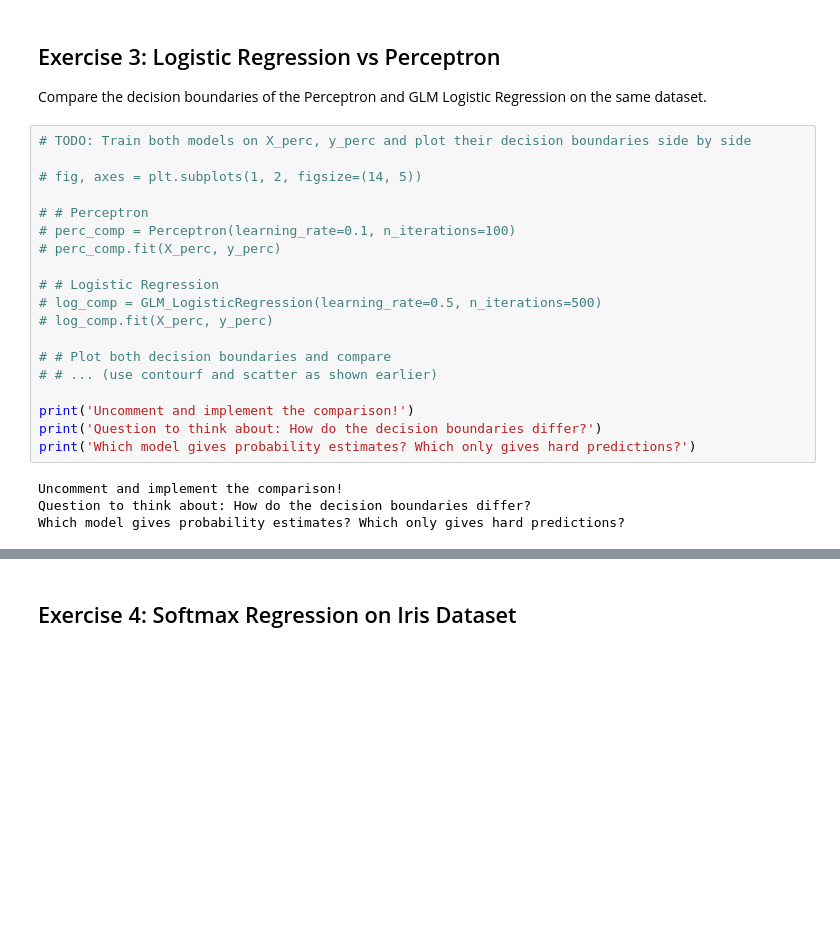
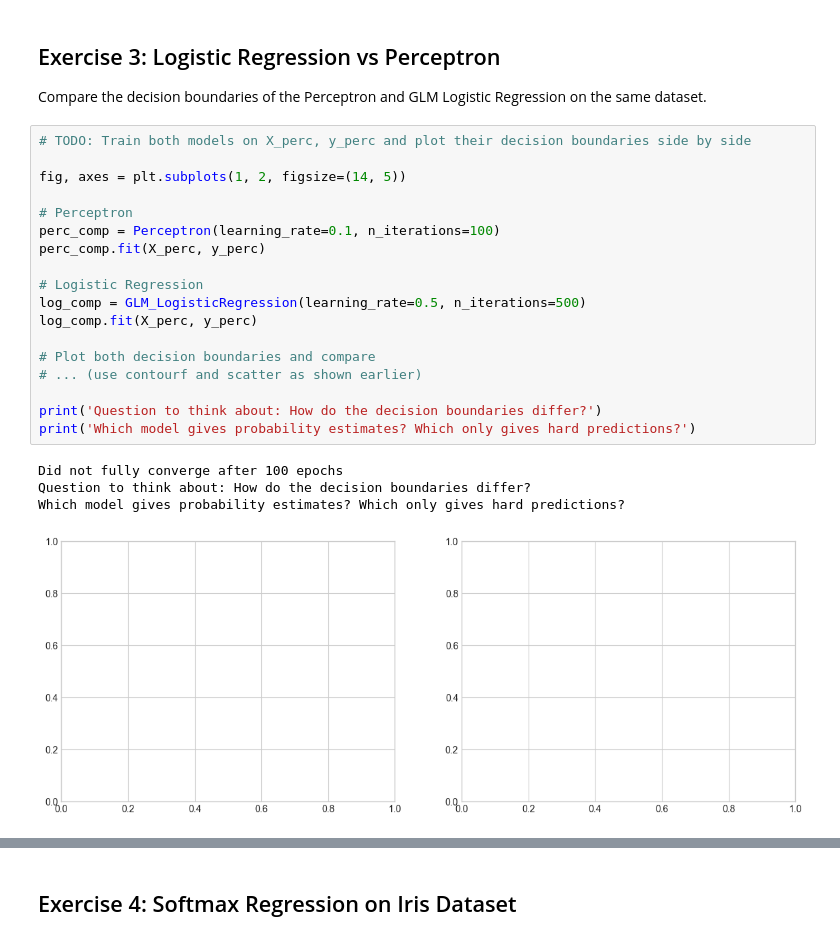
Before and after one commit to SouhailBourhim/CS229-Machine-Learning, a Jupyter notebook: Notebooks/CS229_Lecture_4.ipynb, the cells around one changed output, grey strips where cells are left out. Saved outputs shown, nothing was run; the diff lists cells and outputs as text; blank space fills up the shorter version.

```diff
--- a/Notebooks/CS229_Lecture_4.ipynb
+++ b/Notebooks/CS229_Lecture_4.ipynb
@@ -1119,23 +1126,23 @@ Compare the decision boundaries of the Perceptron and GLM Logistic Regression on
 # %%
 # TODO: Train both models on X_perc, y_perc and plot their decision boundaries side by side
 
-# fig, axes = plt.subplots(1, 2, figsize=(14, 5))
+fig, axes = plt.subplots(1, 2, figsize=(14, 5))
 
-# # Perceptron
-# perc_comp = Perceptron(learning_rate=0.1, n_iterations=100)
-# perc_comp.fit(X_perc, y_perc)
+# Perceptron
+perc_comp = Perceptron(learning_rate=0.1, n_iterations=100)
+perc_comp.fit(X_perc, y_perc)
 
-# # Logistic Regression
-# log_comp = GLM_LogisticRegression(learning_rate=0.5, n_iterations=500)
-# log_comp.fit(X_perc, y_perc)
+# Logistic Regression
+log_comp = GLM_LogisticRegression(learning_rate=0.5, n_iterations=500)
+log_comp.fit(X_perc, y_perc)
 
-# # Plot both decision boundaries and compare
-# # ... (use contourf and scatter as shown earlier)
+# Plot both decision boundaries and compare
+# ... (use contourf and scatter as shown earlier)
 
-print('Uncomment and implement the comparison!')
 print('Question to think about: How do the decision boundaries differ?')
 print('Which model gives probability estimates? Which only gives hard predictions?')
 # %% [output]
-Uncomment and implement the comparison!
+Did not fully converge after 100 epochs
 Question to think about: How do the decision boundaries differ?
 Which model gives probability estimates? Which only gives hard predictions?
+[figure, added]
```
Also changed, not shown: parts of 4 cells of this notebook.
